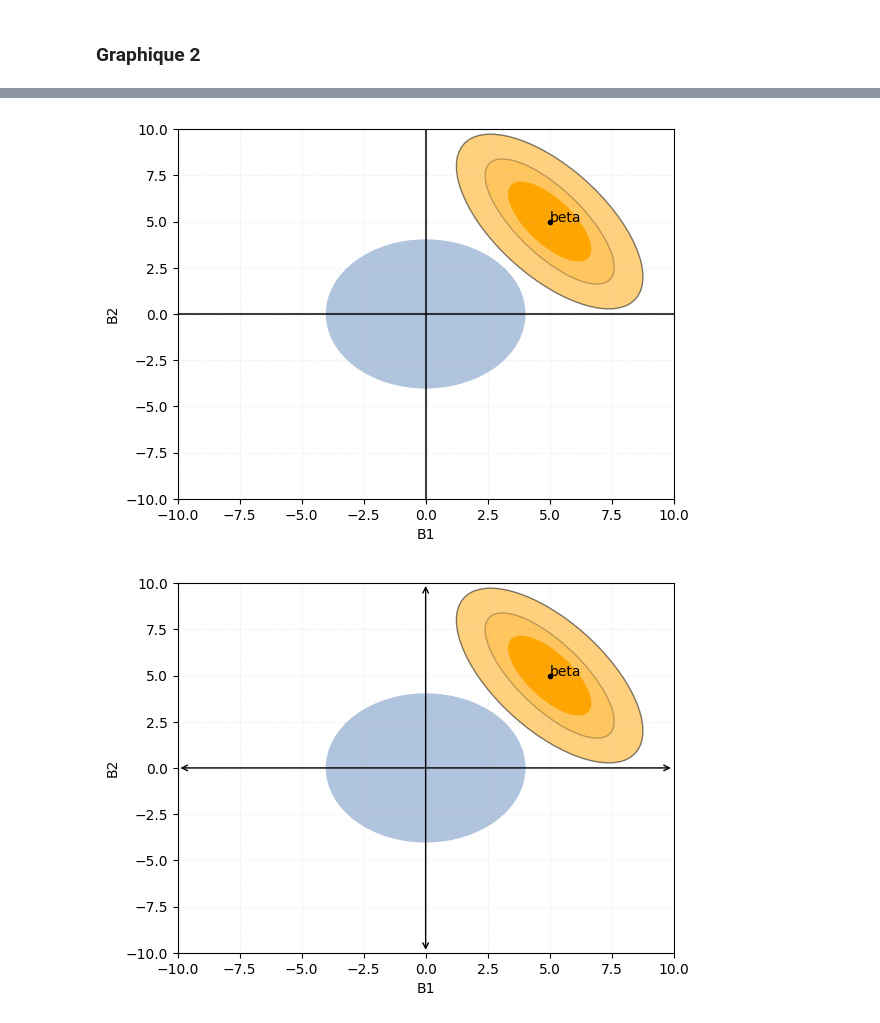
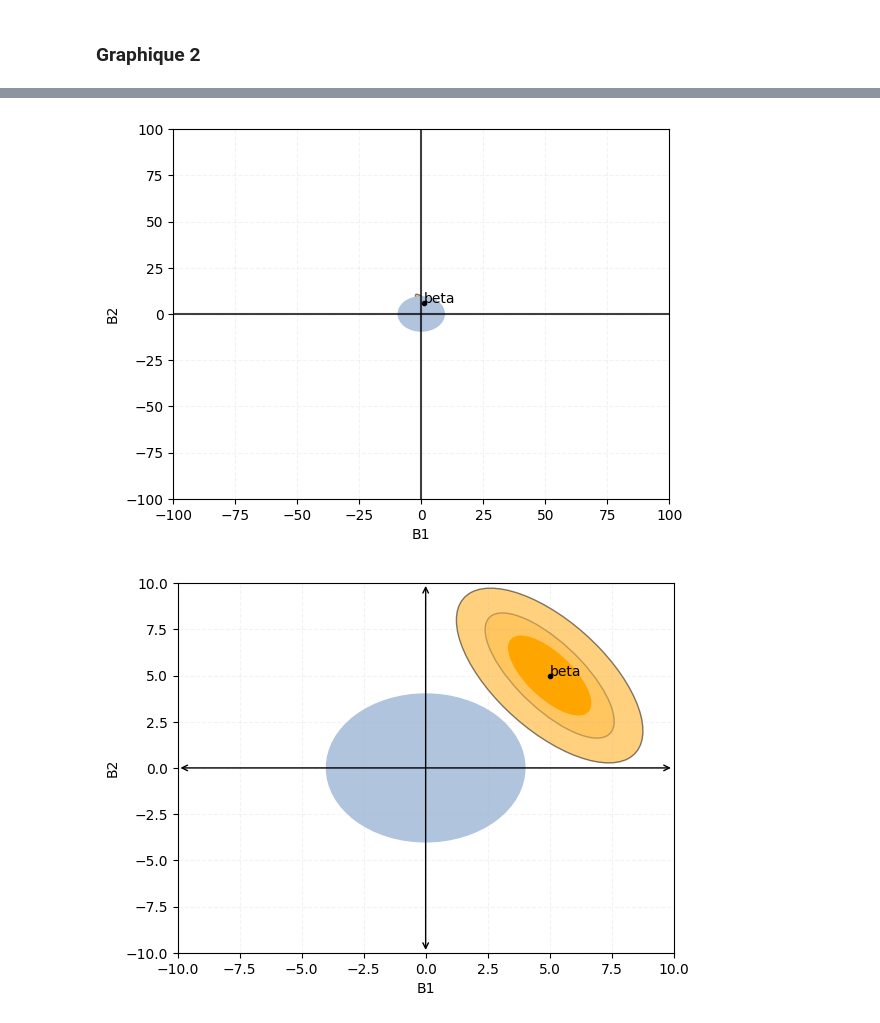
Before and after one commit to beng-one/Simulation-Ridge-Lasso-SRL, a Jupyter notebook: Simulation.ipynb, the cells around one changed output, grey strips where cells are left out. Saved outputs shown, nothing was run; the diff lists cells and outputs as text; code cells hidden in the pictures.

```diff
--- a/Simulation.ipynb
+++ b/Simulation.ipynb
@@ -278,6 +301,6 @@ Predictors_scaled.corr()
 ## 5.1 Estimation
 # %%
 # Estimation du modèle de Régression par MCO avec constante
-RegMCO = LinearRegression(fit_intercept=True)
-RegMCO.fit(Predictors, Target)
+RegMCO = LinearRegression(fit_intercept=False)
+RegMCO.fit(Predictors_scaled, Target)
 # %% [output]
@@ -422,8 +445,12 @@ alpha_list
 array([0. , 0.5, 1. , 1.5, 2. , 2.5, 3. , 3.5, 4. , 4.5, 5. , 5.5, 6. ,
        6.5, 7. , 7.5, 8. , 8.5, 9. ])
 # %%
-
-Summary_ridge_coef = slr.regularized_regressions(Predictors=Predictors_scaled, Target=Target, Alpha_list=alpha_list, Intercept=False, Model='ridge', Random_State_Seed=random_state_seed)
+Summary_ridge_coef = slr.regularized_regressions(Predictors=Predictors_scaled,
+                                                 Target=Target,
+                                                 Alpha_list=alpha_list,
+                                                 Intercept=False,
+                                                 Model='ridge',
+                                                 Random_State_Seed=random_state_seed)
 Summary_ridge_coef
 # %% [output]
 |  | Variables | 0.0 | 0.5 | 1.0 | 1.5 | 2.0 | 2.5 | 3.0 | 3.5 | 4.0 | 4.5 | ... |
@@ -840,0 +942,7 @@ plt.show()
+# %%
+beta_1 = Summary_ridge_coef.iloc[0, 2]
+print(beta_1)
+beta_2 = Summary_ridge_coef.iloc[2, 2]
+print(beta_2)
+cercle_radius = float(Summary_ridge_coef.columns[2])
+print(cercle_radius)
@@ -841,38 +1016,45 @@ plt.show()
 # %%
 from matplotlib.patches import Ellipse, Circle
 import matplotlib.pyplot as plt
 
 fig, ax = plt.subplots()
 
-coord = [5,5]
+beta_1_mco =RegMCO.coef_[0,0] # Summary_ridge_coef.iloc[0, 1]
+beta_2_mco = RegMCO.coef_[0,2] # Summary_ridge_coef.iloc[0, 1]
+
+coord = [beta_1_mco,beta_2_mco]
 angle_params = 125 # 47
 
-Ellipse3 = Ellipse(xy=(coord[0], coord[1]), width=11, height=5, angle=angle_params, fill=True, fc='orange', ec='black', alpha=0.50)
+Ellipse3 = Ellipse(xy=(coord[0], coord[1]), width=11, height=3, angle=angle_params, fill=True, fc='orange', ec='black', alpha=0.50)
 ax.add_patch(Ellipse3)
 
-Ellipse2 = Ellipse(xy=(coord[0], coord[1]), width=8, height=3, angle=angle_params, fill=True, fc='orange', ec='black', alpha=0.25)
+Ellipse2 = Ellipse(xy=(coord[0], coord[1]), width=8, height=2, angle=angle_params, fill=True, fc='orange', ec='black', alpha=0.25)
 ax.add_patch(Ellipse2)
 
-Ellipse1 = Ellipse(xy=(coord[0], coord[1]), width=5, height=2, angle=angle_params, fill=True, fc='orange', ec='orange', alpha=1)
+Ellipse1 = Ellipse(xy=(coord[0], coord[1]), width=5, height=1, angle=angle_params, fill=True, fc='orange', ec='orange', alpha=1)
 ax.add_patch(Ellipse1)
 
+cercle_radius = np.square(beta_1 + beta_2)  #np.square(beta_1**2 + beta_2**2)
 circle_cy = [0,0]
-Circle1 = Circle(xy=(circle_cy[0],circle_cy[1]), radius=4, color="lightsteelblue")
+Circle1 = Circle(xy=(0,0), radius=cercle_radius, color="lightsteelblue")
 ax.add_patch(Circle1)
 
-plt.xlim([-10,10])
-plt.ylim([-10,10])
-plt.vlines(0,ymin=-10, ymax=10, alpha =0.75, linestyle='-', color='black')
-plt.hlines(0,xmin=-10, xmax=10, alpha =0.75, linestyle='-', color='black')
+
+x_lim = 100
+y_lim = 100
+
+plt.xlim([-x_lim, x_lim])
+plt.ylim([-y_lim,y_lim])
+plt.vlines(0,ymin=-y_lim, ymax=y_lim, alpha =0.75, linestyle='-', color='black')
+plt.hlines(0,xmin=-x_lim, xmax=x_lim, alpha =0.75, linestyle='-', color='black')
 plt.xlabel("B1")
 plt.ylabel("B2")
-
 plt.plot(coord[0],coord[1], 'k.')
 plt.text(coord[0],coord[1], "beta")
 plt.grid(True, alpha=0.15, linestyle='--')
 plt.show()
 # %% [output]
-[figure, old version]
+[figure, new version]
 # %%
 from matplotlib.patches import Ellipse, Circle
 import matplotlib.pyplot as plt
```
Also changed, not shown: parts of 18 cells of this notebook, 9 other files.
